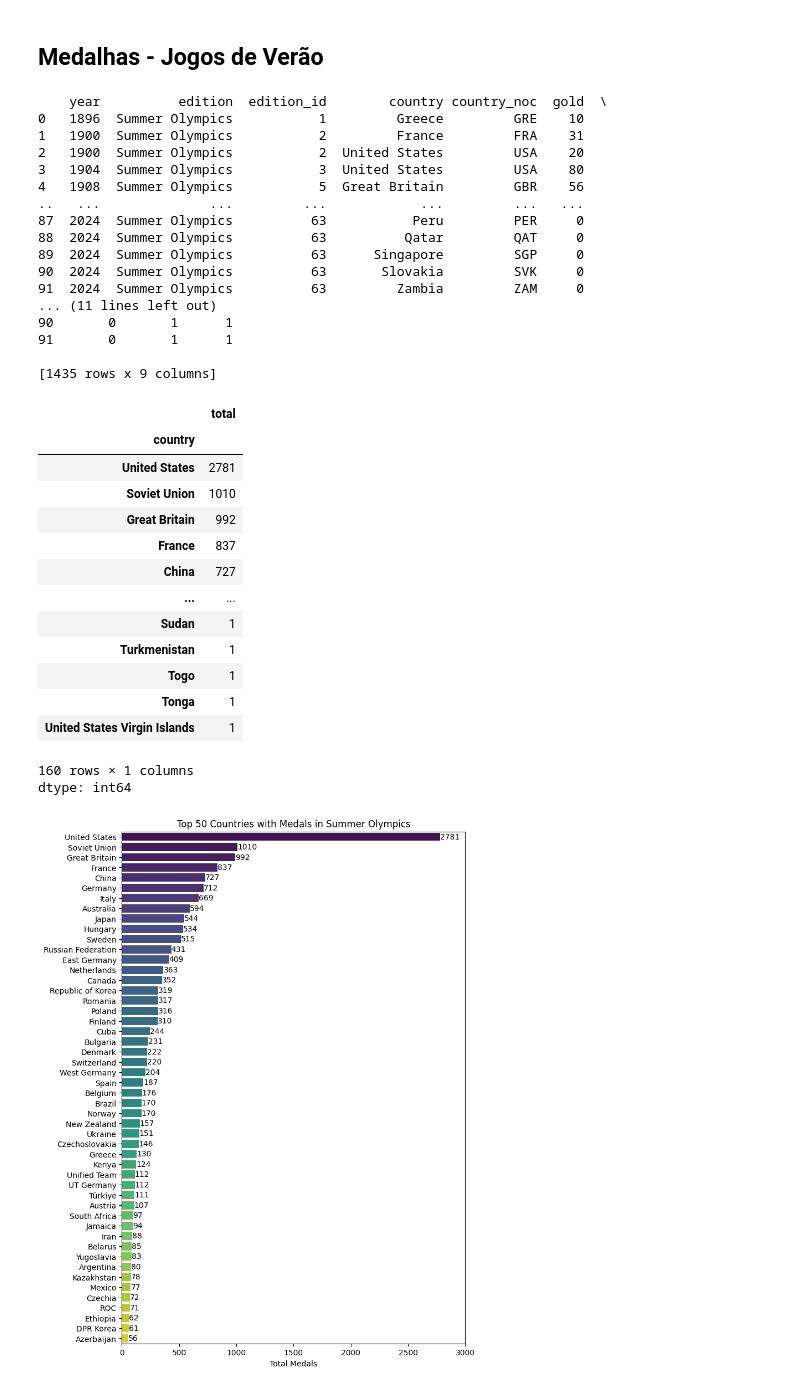
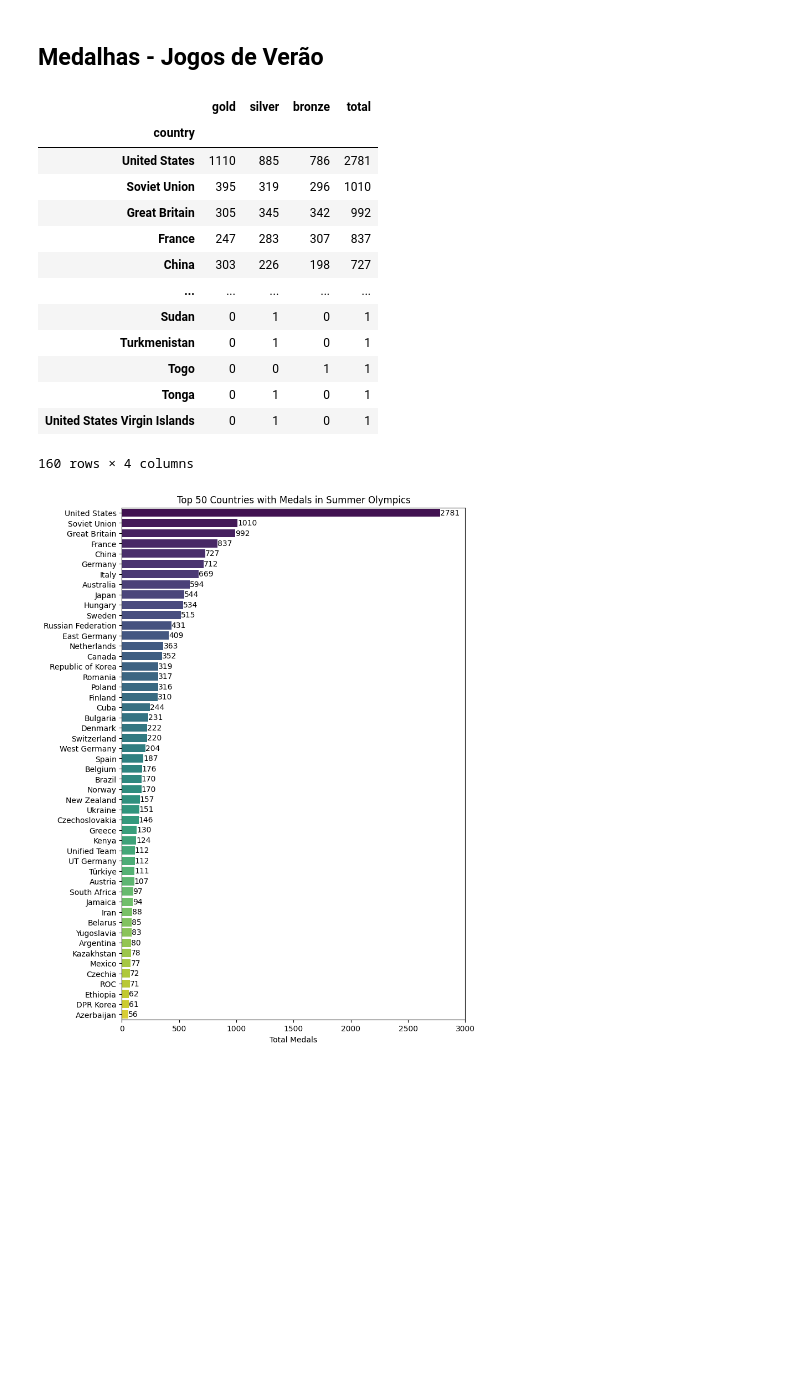
Before and after one commit to v1trovao/exploracao-dados-vitor-hugo-trovao, a Jupyter notebook: analise_olimpiadas.ipynb, the cells around one changed output. Drawn from its saved outputs; the diff is of its cells as text; code cells hidden in the pictures; blank space fills up the shorter version.

```diff
--- a/analise_olimpiadas.ipynb
+++ b/analise_olimpiadas.ipynb
@@ -212,45 +203,30 @@ df_final
 # %%
 # Tabela dos Jogos de Verão
 df_summer = df_final[df_final['edition'] == 'Summer Olympics']
-print(df_summer)
 
 # Total de Medalhas nos Jogos de Verão por País
-df_summer_total = df_summer.groupby('country')['total'].sum().sort_values(ascending=False)
+df_summer_total = (
+    df_summer.groupby('country')[['gold', 'silver', 'bronze', 'total']]
+    .sum()
+    .sort_values("total", ascending=False)
+)
 
 df_summer_total
 # %% [output]
+|  | gold | silver | bronze | total |
+| country |  |  |  |  |
+| United States | 1110 | 885 | 786 | 2781 |
+| Soviet Union | 395 | 319 | 296 | 1010 |
+| Great Britain | 305 | 345 | 342 | 992 |
+| France | 247 | 283 | 307 | 837 |
+| China | 303 | 226 | 198 | 727 |
+| ... | ... | ... | ... | ... |
+| Sudan | 0 | 1 | 0 | 1 |
+| Turkmenistan | 0 | 1 | 0 | 1 |
+| Togo | 0 | 0 | 1 | 1 |
+| Tonga | 0 | 1 | 0 | 1 |
+| United States Virgin Islands | 0 | 1 | 0 | 1 |
-    year          edition  edition_id        country country_noc  gold  \
-0   1896  Summer Olympics           1         Greece         GRE    10
-1   1900  Summer Olympics           2         France         FRA    31
-2   1900  Summer Olympics           2  United States         USA    20
-3   1904  Summer Olympics           3  United States         USA    80
-4   1908  Summer Olympics           5  Great Britain         GBR    56
-..   ...              ...         ...            ...         ...   ...
-87  2024  Summer Olympics          63           Peru         PER     0
-88  2024  Summer Olympics          63          Qatar         QAT     0
-89  2024  Summer Olympics          63      Singapore         SGP     0
-90  2024  Summer Olympics          63       Slovakia         SVK     0
-91  2024  Summer Olympics          63         Zambia         ZAM     0
-... (11 lines left out)
-90       0       1      1
-91       0       1      1
-
-[1435 rows x 9 columns]
+160 rows × 4 columns
-|  | total |
-| country |  |
-| United States | 2781 |
-| Soviet Union | 1010 |
-| Great Britain | 992 |
-| France | 837 |
-| China | 727 |
-| ... | ... |
-| Sudan | 1 |
-| Turkmenistan | 1 |
-| Togo | 1 |
-| Tonga | 1 |
-| United States Virgin Islands | 1 |
-160 rows × 1 columns
-dtype: int64
 # %%
 # Top 50 países das Olimpiadas Verão
 plt.figure(figsize=(8, 12))
```
Also changed, not shown: parts of 6 cells of this notebook.
